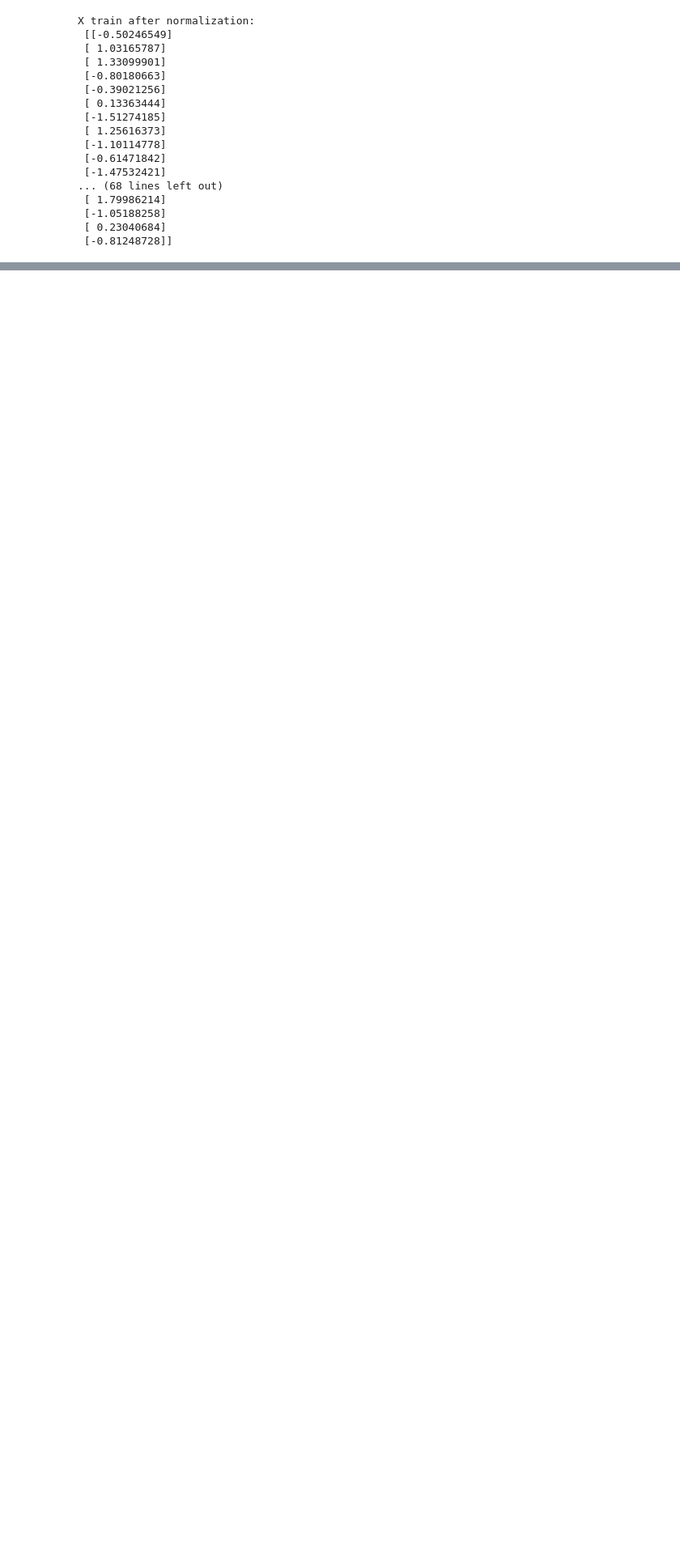
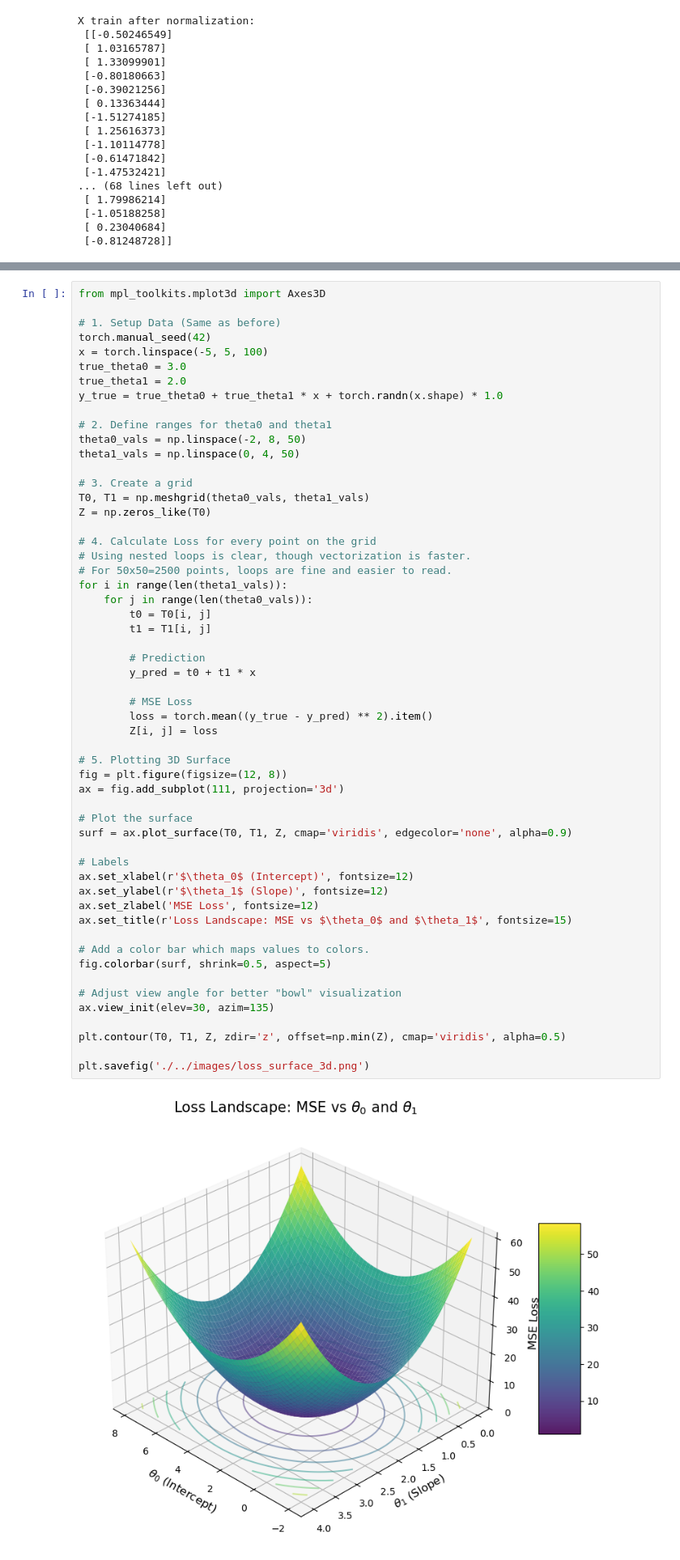
Before and after one commit to hmolhem/Linear-Regression-Pytorch, a Jupyter notebook: Project_01/LR_ExperienceVsSalary_01.ipynb, the cells around one changed output, grey strips where cells are left out. Shown at 81% size. Saved outputs shown, nothing was run; the diff lists cells and outputs as text; blank space fills up the shorter version.

```diff
--- a/Project_01/LR_ExperienceVsSalary_01.ipynb
+++ b/Project_01/LR_ExperienceVsSalary_01.ipynb
@@ -246,0 +511,57 @@ shape of y test tensor: torch.Size([1])
+# %%
+from mpl_toolkits.mplot3d import Axes3D
+
+# 1. Setup Data (Same as before)
+torch.manual_seed(42)
+x = torch.linspace(-5, 5, 100)
+true_theta0 = 3.0
+true_theta1 = 2.0
+y_true = true_theta0 + true_theta1 * x + torch.randn(x.shape) * 1.0
+
+# 2. Define ranges for theta0 and theta1
+theta0_vals = np.linspace(-2, 8, 50)
+theta1_vals = np.linspace(0, 4, 50)
+
+# 3. Create a grid
+T0, T1 = np.meshgrid(theta0_vals, theta1_vals)
+Z = np.zeros_like(T0)
+
+# 4. Calculate Loss for every point on the grid
+# Using nested loops is clear, though vectorization is faster.
+# For 50x50=2500 points, loops are fine and easier to read.
+for i in range(len(theta1_vals)):
+    for j in range(len(theta0_vals)):
+        t0 = T0[i, j]
+        t1 = T1[i, j]
+
+        # Prediction
+        y_pred = t0 + t1 * x
+
+        # MSE Loss
+        loss = torch.mean((y_true - y_pred) ** 2).item()
+        Z[i, j] = loss
+
+# 5. Plotting 3D Surface
+fig = plt.figure(figsize=(12, 8))
+ax = fig.add_subplot(111, projection='3d')
+
+# Plot the surface
+surf = ax.plot_surface(T0, T1, Z, cmap='viridis', edgecolor='none', alpha=0.9)
+
+# Labels
+ax.set_xlabel(r'$\theta_0$ (Intercept)', fontsize=12)
+ax.set_ylabel(r'$\theta_1$ (Slope)', fontsize=12)
+ax.set_zlabel('MSE Loss', fontsize=12)
+ax.set_title(r'Loss Landscape: MSE vs $\theta_0$ and $\theta_1$', fontsize=15)
+
+# Add a color bar which maps values to colors.
+fig.colorbar(surf, shrink=0.5, aspect=5)
+
+# Adjust view angle for better "bowl" visualization
+ax.view_init(elev=30, azim=135)
+
+plt.contour(T0, T1, Z, zdir='z', offset=np.min(Z), cmap='viridis', alpha=0.5)
+
+plt.savefig('./../images/loss_surface_3d.png')
+# %% [output]
+[figure, added]
```
Also changed, not shown: parts of 21 cells of this notebook.
